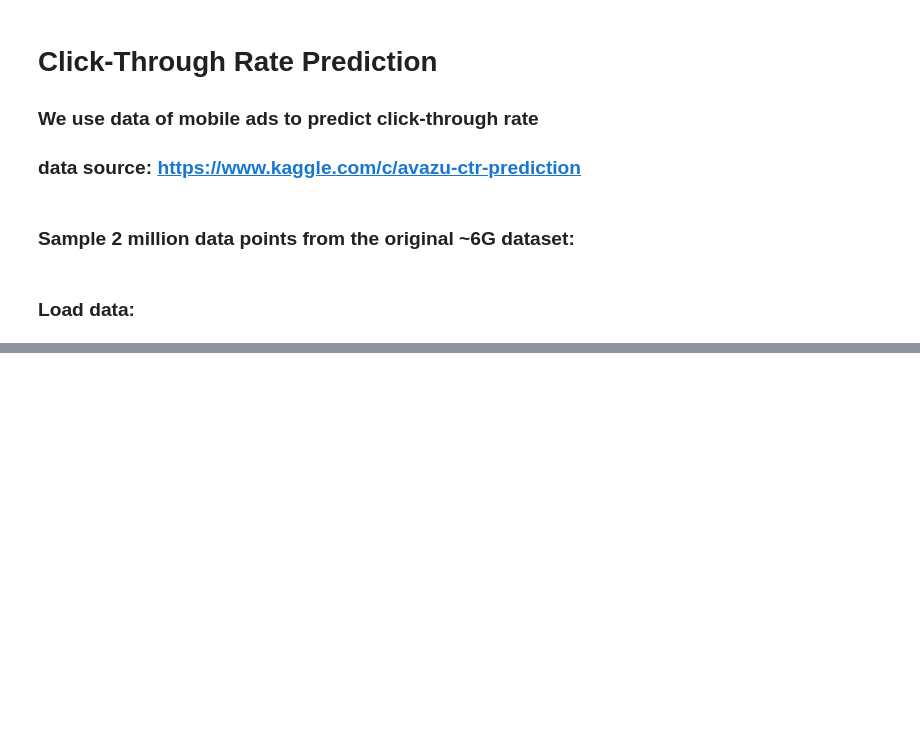
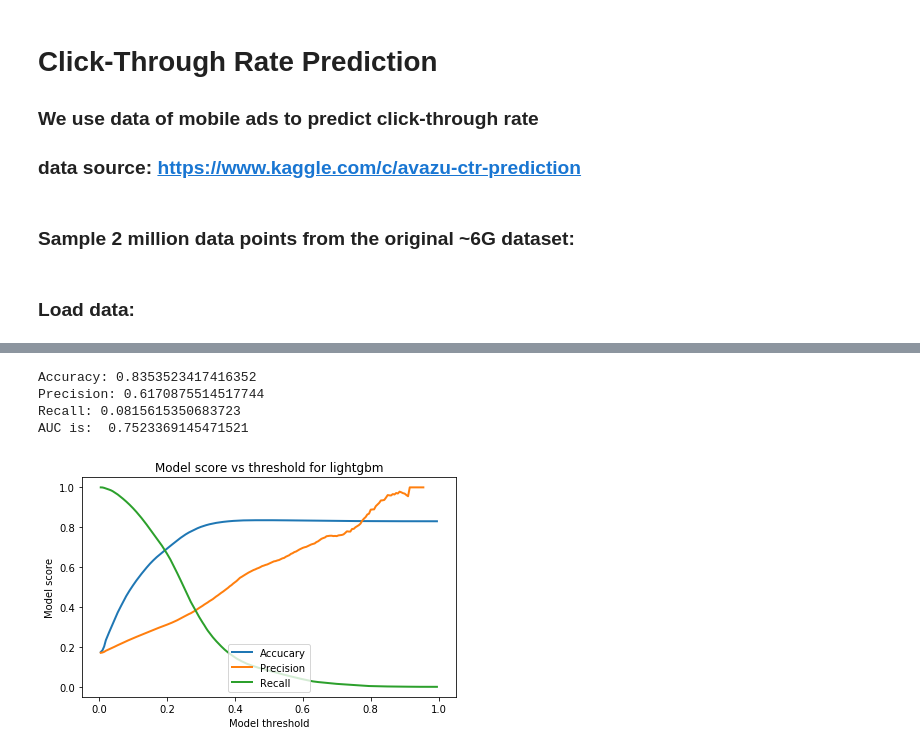
Before and after one commit to Ben-USC/Laidata_projects, a Jupyter notebook: project_5/Mobile_Ads_CTR_prediction.ipynb, the cells around one changed output, grey strips where cells are left out. Cells and saved outputs as stored; diff of their text form; code cells hidden in the pictures; blank space fills up the shorter version.

```diff
--- a/project_5/Mobile_Ads_CTR_prediction.ipynb
+++ b/project_5/Mobile_Ads_CTR_prediction.ipynb
@@ -405,7 +333,7 @@ params = {
     'boosting_type': 'gbdt',
     'objective': 'binary',
     'metric': { 'binary_logloss'},
-    'num_leaves': 32, # default leave amount for each tree
+    'num_leaves': 50, # default leave amount for each tree
     'learning_rate': 0.05,
     'feature_fraction': 0.7, # will select 70% features before training each tree
     #'bagging_fraction': 0.3, #feature_fraction, but this will random select part of data
@@ -446,17 +387,23 @@ def compute_scores(conf_matrix):
     accuracy  = (tp + tn) / (tp + fp + fn + tn)
     precision = tp / (tp + fp)
     recall = tp / (tp + fn)
-
-    print ("Accuracy is: %0.3f" % accuracy)
-    print ("precision is: %0.3f" % precision)
-    print ("recall is: %0.3f" % recall)
+    #print ("Accuracy is: %0.3f" % accuracy)
+    #print ("precision is: %0.3f" % precision)
+    #print ("recall is: %0.3f" % recall)
+    return accuracy, precision, recall
 
 conf_matrix = confusion_matrix(test_Y, pred)
-compute_scores(conf_matrix)
+a, p, r = compute_scores(conf_matrix)
+print(f"Accuracy: {a}")
+print(f"Precision: {p}")
+print(f"Recall: {r}")
 print("AUC is: ", roc_auc_score(test_Y, pred_prob))
+# %% [output]
+Accuracy: 0.8353523417416352
+Precision: 0.6170875514517744
+Recall: 0.0815615350683723
+AUC is:  0.7523369145471521
 # %%
-from sklearn.metrics import roc_curve
-from sklearn import metrics
 
 # define function for plotting curve:
 def plot_curve(model_name, x, name1, y1, name2, y2, name3, y3):
@@ -470,23 +417,35 @@ def plot_curve(model_name, x, name1, y1, name2, y2, name3, y3):
     plt.xlim([-0.05, 1.05])
     return
 
-## initialize accuracy, precision and recall:
-accuracy, precision, recall = [], [], []
-## compute probability of positive case:
-pred_prob = gbm.predict(test_X)
 ## compute fpr, tpr and threshold:
-fpr, tpr, thresh = roc_curve(test_Y, pred_prob)
-for j in range(len(thresh)):
-    accuracy.append(   accuracy_score(test_Y, pred_prob >= thresh[j]) )
-    precision.append( precision_score(test_Y, pred_prob >= thresh[j]) )
-    recall.append(       recall_score(test_Y, pred_prob >= thresh[j]) )
+#fpr, tpr, thresh = roc_curve(test_Y, pred_prob)
 
-
-accuracy, precision, recall = np.asarray(accuracy), np.asarray(precision), np.asarray(recall)
-plot_curve( "lightgbm", thresh[1:], "Accucary", accuracy[1:], "Precision", precision[1:], "Recall", recall[1:] )
-
-plt.tight_layout()
-plt.show()
+#print(f"how many threshold value is used: {len(thresh)}")
+# %%
+thresh = np.asarray(np.arange(0.0, 1.0, 0.005))
+# %%
+
+## compute probability of positive case and prediction:
+pred_prob = gbm.predict(test_X)
+
+## initialize accuracy, precision and recall:
+accuracy, precision, recall = [], [], []
+
+for j in range(len(thresh)):
+    pred = pred_prob >= thresh[j]
+    conf_matrix = confusion_matrix(test_Y, pred)
+    a, p, r = compute_scores(conf_matrix)
+    accuracy.append(a)
+    precision.append(p)
+    recall.append(r)
+
+accuracy, precision, recall = np.asarray(accuracy), np.asarray(precision), np.asarray(recall)
+plot_curve( "lightgbm", thresh[1:], "Accucary", accuracy[1:], "Precision", precision[1:], "Recall", recall[1:] )
+
+plt.tight_layout()
+plt.show()
+# %% [output]
+[figure, added]
 # %%
 ## train-test split: reserve 20% for testing
 #from sklearn.model_selection import train_test_split
```
Also changed, not shown: parts of 69 cells of this notebook, 1 other file.
